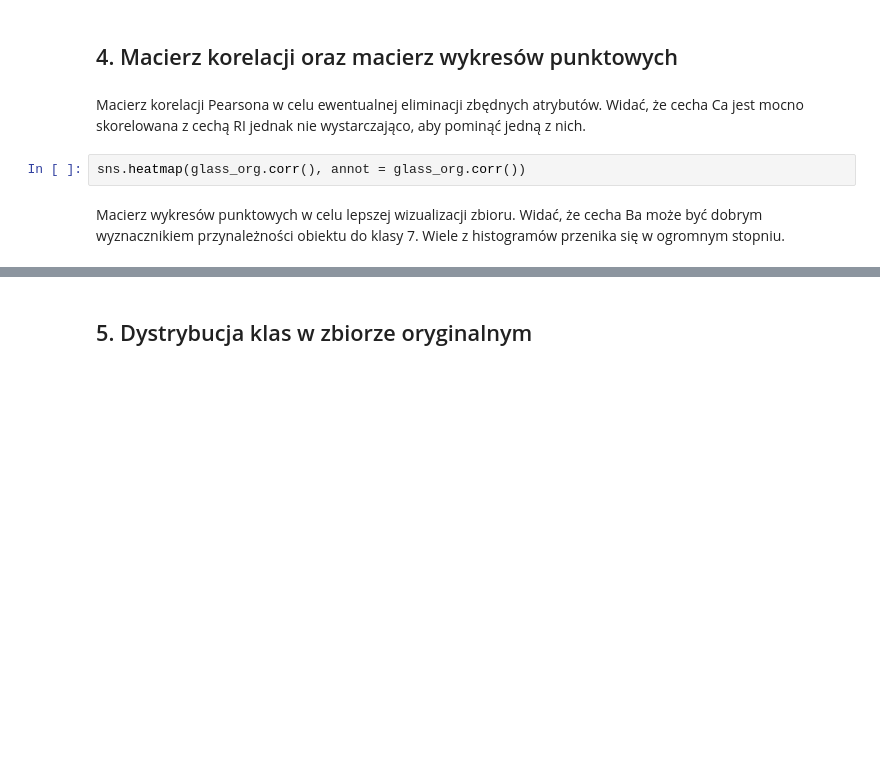
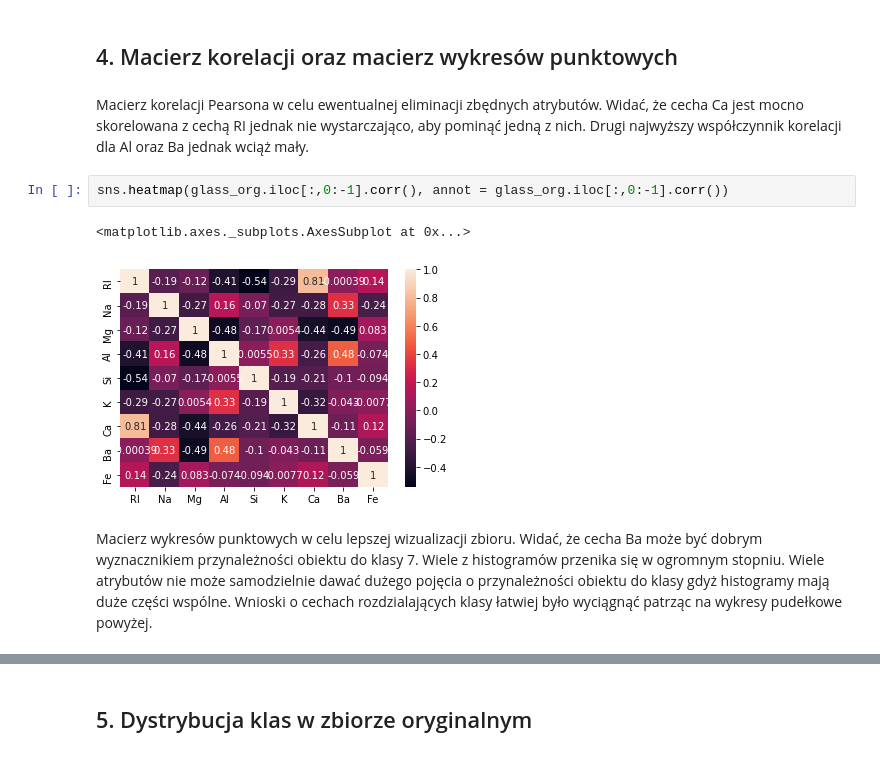
Before and after one commit to matlaczj/Glass-Classification-Project, a Jupyter notebook: Projekt_PRIAD.ipynb, the cells around one changed output, grey strips where cells are left out. Cells and saved outputs as stored; diff of their text form; blank space fills up the shorter version.

```diff
--- a/Projekt_PRIAD.ipynb
+++ b/Projekt_PRIAD.ipynb
@@ -118,10 +124,13 @@ pokaz_skrzypce(glass_org)
 # %% [markdown]
 ## 4. Macierz korelacji oraz macierz wykresów punktowych
 # %% [markdown]
-Macierz korelacji Pearsona w celu ewentualnej eliminacji zbędnych atrybutów. Widać, że cecha Ca jest mocno skorelowana z cechą RI jednak nie wystarczająco, aby pominąć jedną z nich.
+Macierz korelacji Pearsona w celu ewentualnej eliminacji zbędnych atrybutów. Widać, że cecha Ca jest mocno skorelowana z cechą RI jednak nie wystarczająco, aby pominąć jedną z nich. Drugi najwyższy współczynnik korelacji dla Al oraz Ba jednak wciąż mały.
 # %%
-sns.heatmap(glass_org.corr(), annot = glass_org.corr())
+sns.heatmap(glass_org.iloc[:,0:-1].corr(), annot = glass_org.iloc[:,0:-1].corr())
+# %% [output]
+<matplotlib.axes._subplots.AxesSubplot at 0x...>
+[figure, added]
 # %% [markdown]
-Macierz wykresów punktowych w celu lepszej wizualizacji zbioru. Widać, że cecha Ba może być dobrym wyznacznikiem przynależności obiektu do klasy 7. Wiele z histogramów przenika się w ogromnym stopniu.
+Macierz wykresów punktowych w celu lepszej wizualizacji zbioru. Widać, że cecha Ba może być dobrym wyznacznikiem przynależności obiektu do klasy 7. Wiele z histogramów przenika się w ogromnym stopniu. Wiele atrybutów nie może samodzielnie dawać dużego pojęcia o przynależności obiektu do klasy gdyż histogramy mają duże części wspólne. Wnioski o cechach rozdzialających klasy łatwiej było wyciągnąć patrząc na wykresy pudełkowe powyżej.
 # %%
 sns.pairplot(glass_org, kind="scatter", hue = "Type")
```
Also changed, not shown: parts of 17 cells of this notebook.
